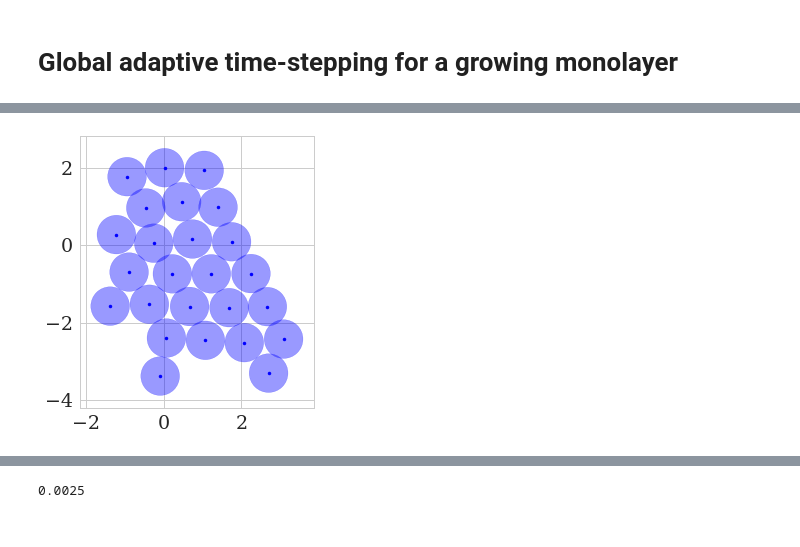
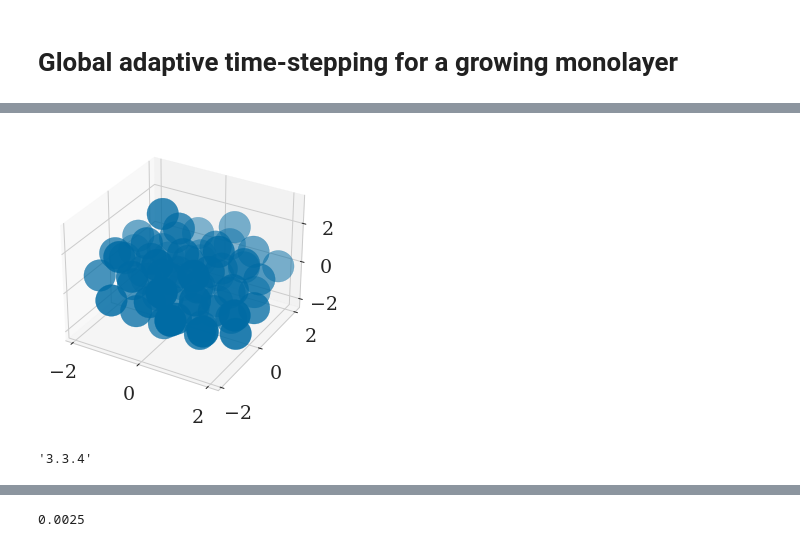
Before and after one commit to somathias/cbmos, a Jupyter notebook: exp-draft_adaptivity_lin_monolayer_growth.ipynb, the cells around one changed output, grey strips where cells are left out. Cells and saved outputs as stored; diff of their text form; code cells hidden in the pictures.

```diff
--- a/exp-draft_adaptivity_lin_monolayer_growth.ipynb
+++ b/exp-draft_adaptivity_lin_monolayer_growth.ipynb
@@ -35,12 +35,10 @@ logger.setLevel(logging.DEBUG)
 # %%
 # Simulation parameters
 s = 1.0    # rest length
-tf = 40.0  # final time
 rA = 1.5   # maximum interaction distance
-dim = 2
+dim = 3
 seed=67
 
-t_data = [0.0, tf]
 
 force_names = ['cubic', 'pw. quad.', 'GLS']
 
@@ -87,4 +85,10 @@ def plot_population(cell_list, color='blue'):
         plt.plot(cell_list[i].position[0], cell_list[i].position[1], '.', color=color)
     plt.show()
+# %%
+def plot_population_3d(cell_list):
+    fig = plt.figure()
+    ax = fig.add_subplot(projection='3d')
+    coords = np.array([cell.position for cell in cell_list])
+    ax.scatter(coords[:, 0], coords[:,1], coords[:,2], s=1000)
 # %% [markdown]
 # Global adaptive time-stepping for a growing monolayer
@@ -94,7 +100,7 @@ rate = 1.5
 npr.seed(seed)
 cell_list = [
         cl.Cell(
-            0, [0., 0.],
+            0, [0., 0., 0.],
             proliferating=True, division_time_generator=lambda t: npr.exponential(rate*(t+1.0)) + t)
         ]
 # %%
@@ -120,7 +126,7 @@ try:
 except FileNotFoundError:
     print('Nothing to delete.')
 
-ts, history = models_ef[force].simulate(cell_list, t_data, params[force], {"eps": 0.001, "eta":0.0001, "out": filename_ending[force], 'write_to_file': True, 'jacobian': models_ef[force].jacobian, 'force_args': params[force]}, seed=seed)
+ts, history = models_ef[force].simulate(cell_list, t_data, params[force], {"eps": 0.01, "eta":0.0001, "out": filename_ending[force], 'write_to_file': True, 'jacobian': models_ef[force].jacobian, 'force_args': params[force]}, seed=seed)
 dts = np.loadtxt('step_sizes'+filename_ending[force]+'.txt')
 
 n_cells = [len(clt) for clt in history]
@@ -129,10 +135,13 @@ division_times = np.array(ts)[division_time_indices]
 for xc in division_times:
     ax1.axvline(x=xc, color='black', linestyle="--", alpha=0.125)
 
-ax1.semilogy(ts[:-1],  dts[:,0],'-*')
+ax1.semilogy(ts[:-1],  dts,'-*')
+ax1.set_title(r'$\bf{(a)}$')
 ax1.set(xlabel='Time in hours')
 ax1.set(ylabel='$\Delta t_{max}$ in hours')
 #ax1.legend()
+ax1.text(-40, 0.001, 'Linear Growth', fontsize=22, rotation='vertical')
+ax1.text(15, 6, 'Globally adaptive', fontsize=22)
 
 try:
     os.remove('step_sizes'+filename_ending[force]+'.txt')
@@ -158,7 +167,11 @@ for xc in division_times:
 
 ax2.semilogy(ts[:-1],  dts,'-*')
 ax2.set(xlabel='Time in hours')
+ax2.text(15, 6, 'Locally adaptive', fontsize=22)
+ax2.set_title(r'$\bf{(b)}$')
+
 #ax2.set(ylabel='$\Delta t_{max}$ in hours')
+plt.savefig('lin_growth.pdf', bbox_inches='tight')
 # %% [output]
 Nothing to delete.
 Nothing to delete.
@@ -192,4 +184,4 @@ array([1.18399633, 0.01010314, 0.01332006, 0.03578222, 0.06272376,
 # %%
-plot_population(history[-1])
+plot_population_3d(history[-1])
 # %% [output]
-[figure, old version]
+[figure, new version]
@@ -195,0 +203,5 @@ plot_population(history[-1])
+# %%
+import matplotlib
+matplotlib.__version__
+# %% [output]
+'3.3.4'
```
Also changed, not shown: parts of 17 cells of this notebook, 7 other files.
